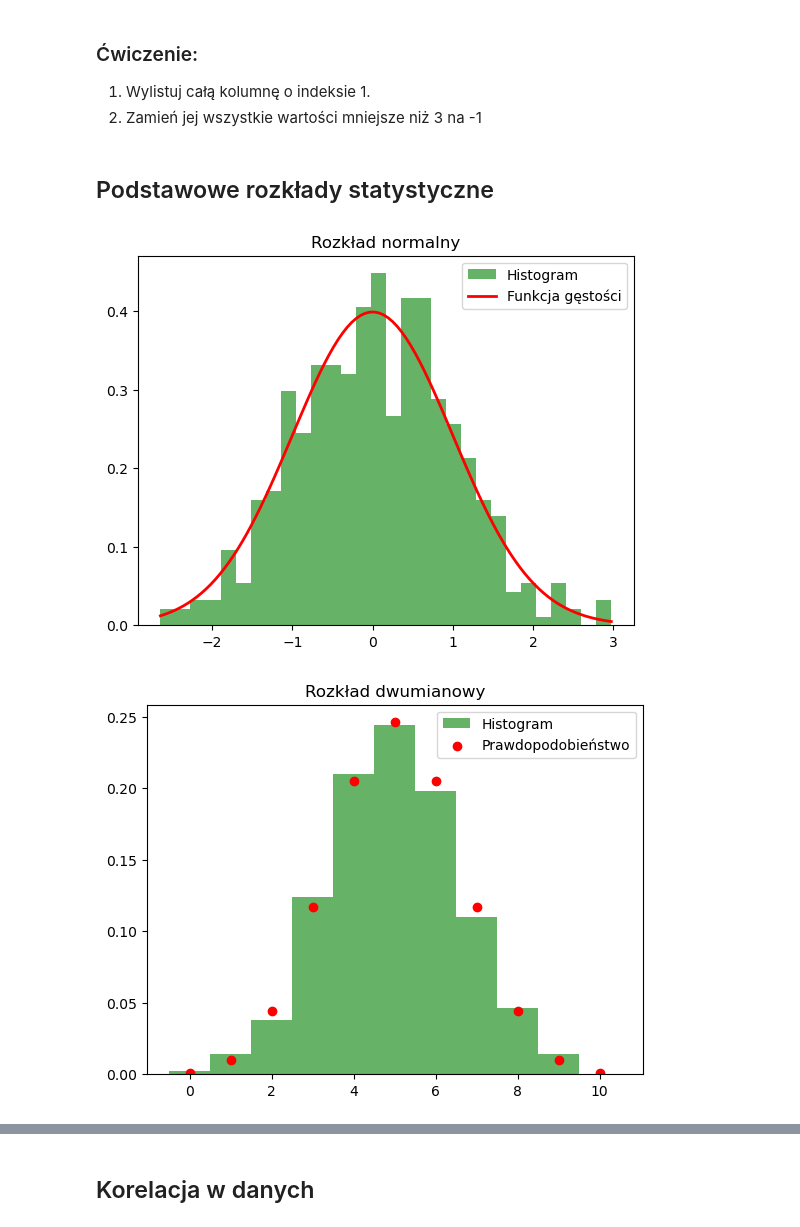
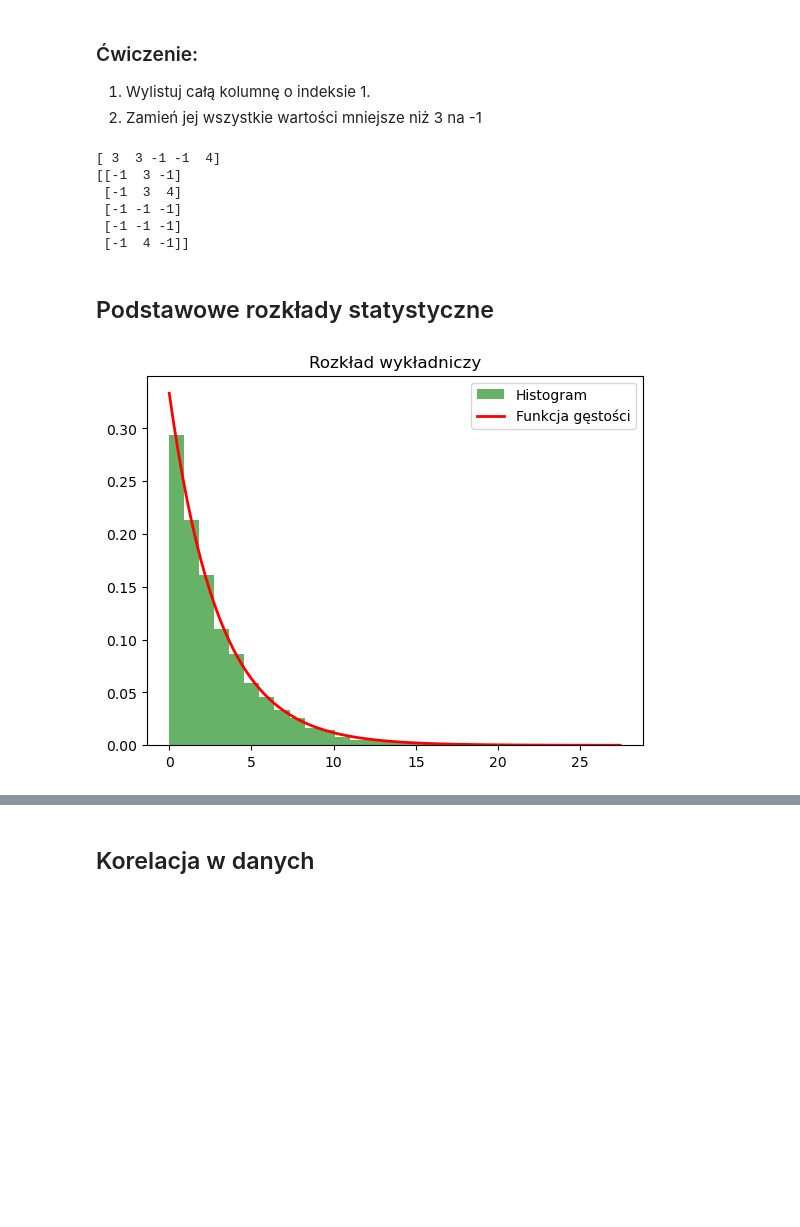
Before and after one commit to annlyd1986/labaJDA, a Jupyter notebook: codes/Laba25.ipynb, the cells around one changed output, grey strips where cells are left out. Saved outputs shown, nothing was run; the diff lists cells and outputs as text; code cells hidden in the pictures; blank space fills up the shorter version.

```diff
--- a/codes/Laba25.ipynb
+++ b/codes/Laba25.ipynb
@@ -139,52 +173,68 @@ Macierz po zmianach:
 ### Ćwiczenie:
 1. Wylistuj całą kolumnę o indeksie 1.
 2. Zamień jej wszystkie wartości mniejsze niż 3 na -1
+# %%
+print(mat_5x3[:,1])
+mat_5x3[mat_5x3<3] = -1
+print(mat_5x3)
+# %% [output]
+[ 3  3 -1 -1  4]
+[[-1  3 -1]
+ [-1  3  4]
+ [-1 -1 -1]
+ [-1 -1 -1]
+ [-1  4 -1]]
 # %% [markdown]
 ## Podstawowe rozkłady statystyczne
 # %%
-n = 500  # Liczba losowanych wartości
+n = 5000  # Liczba losowanych wartości
 
 # Rozkład normalny
 m = 0  # Średnia
 s = 1  # Odchylenie standardowe
-dane_normalne = np.random.normal(m, s, n)  # Generowanie losowych wartości
-plt.hist(dane_normalne, bins=30, density=True, alpha=0.6, color='g', label='Histogram')
-x = np.linspace(min(dane_normalne), max(dane_normalne), 100)
-plt.plot(x, stats.norm.pdf(x, m, s), 'r-', lw=2, label='Funkcja gęstości')
-plt.title("Rozkład normalny")
-plt.legend()
-plt.show()
+#dane_normalne = np.random.normal(loc = m, scale = s, size = n)  # Generowanie losowych wartości
+##print(np.round(dane_normalne, 2))
+#plt.hist(dane_normalne, bins=300,
+#         density=True, # Gestość - Jeżeli chcemy porównać z teoretycznym rozkładem True
+#         alpha=0.6, color='g', label='Histogram')
+#
+#
+#x = np.linspace(min(dane_normalne), max(dane_normalne), 100)
+#plt.plot(x, stats.norm.pdf(x, m, s), 'r-', lw=2, label='Funkcja gęstości') # Teoretyczna gęstość
+#plt.title("Rozkład normalny")
+#plt.legend()
+#plt.show()
 
-# Rozkład dwumianowy
-k = 10  # Liczba prób
-p = 0.5  # Prawdopodobieństwo sukcesu
-dane_binom = np.random.binomial(k, p, n)  # Generowanie losowych wartości
-plt.hist(dane_binom, bins=np.arange(0, k+2)-0.5, density=True, alpha=0.6, color='g', label='Histogram')
-x = np.arange(0, k+1)
-plt.scatter(x, stats.binom.pmf(x, k, p), color='r', zorder=2, label='Prawdopodobieństwo')
-plt.title("Rozkład dwumianowy")
-plt.legend()
-plt.show()
-
+## Rozkład dwumianowy
+#k = 100  # Liczba prób
+#p = 0.5  # Prawdopodobieństwo sukcesu
+#dane_binom = np.random.binomial(k, p, n)  # Generowanie losowych wartości
+#plt.hist(dane_binom, bins=np.arange(0, k+2)-0.5, density=True, alpha=0.6, color='g', label='Histogram')
+#x = np.arange(0, k+1)
+#plt.scatter(x, stats.binom.pmf(x, k, p), color='r', zorder=2, label='Prawdopodobieństwo')
+#plt.title("Rozkład dwumianowy")
+#plt.legend()
+#plt.show()
+#
 # Rozkład wykładniczy
-lam = 1  # Parametr lambda
+lam = 3  # Parametr lambda
 dane_expon = np.random.exponential(lam, n)  # Generowanie losowych wartości
 plt.hist(dane_expon, bins=30, density=True, alpha=0.6, color='g', label='Histogram')
 x = np.linspace(min(dane_expon), max(dane_expon), 100)
 plt.plot(x, stats.expon.pdf(x, 0, lam), 'r-', lw=2, label='Funkcja gęstości')
 plt.title("Rozkład wykładniczy")
 plt.legend()
 plt.show()
-
-# Rozkład Poissona
-lam = 3  # Średnia liczba zdarzeń
-dane_poisson = np.random.poisson(lam, n)  # Generowanie losowych wartości
-plt.hist(dane_poisson, bins=np.arange(0, max(dane_poisson)+1)-0.5, density=True, alpha=0.6, color='g', label='Histogram')
-x = np.arange(0, 11)
-plt.scatter(x, stats.poisson.pmf(x, lam), color='r', zorder=2, label='Prawdopodobieństwo')
-plt.title("Rozkład Poissona")
-plt.legend()
-plt.show()
+#
+### Rozkład Poissona
+#lam = 3  # Średnia liczba zdarzeń
+#dane_poisson = np.random.poisson(lam, n)  # Generowanie losowych wartości
+#plt.hist(dane_poisson, bins=np.arange(0, max(dane_poisson)+1)-0.5, density=True, alpha=0.6, color='g', label='Histogram')
+#x = np.arange(0, 11)
+#plt.scatter(x, stats.poisson.pmf(x, lam), color='r', zorder=2, label='Prawdopodobieństwo')
+#plt.title("Rozkład Poissona")
+#plt.legend()
+#plt.show()
+##
 # %% [output]
-[figure, old version]
+[figure, new version]
-[figure, removed]
```
Also changed, not shown: parts of 12 cells of this notebook, 1 other file.
